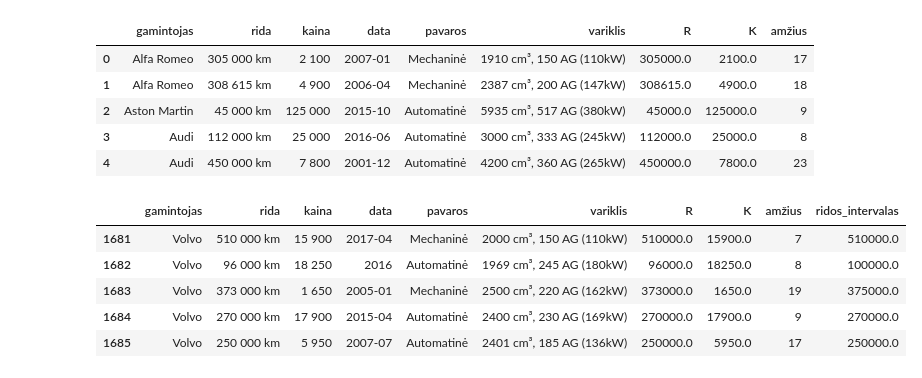
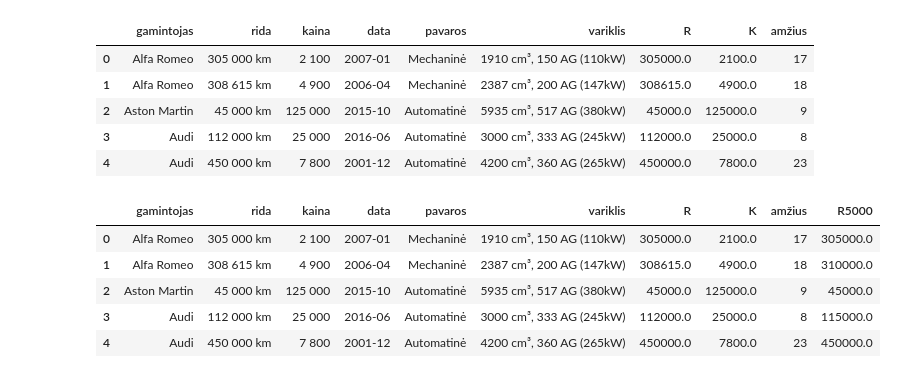
Before and after one commit to ISeeBugsEverywhere/DataScienceNotebooks, a Jupyter notebook: Studentai/EleTame/Po_SQL_8Paskaita.ipynb, the cells around one changed output. Drawn from its saved outputs; the diff is of its cells as text; code cells hidden in the pictures.

```diff
--- a/Studentai/EleTame/Po_SQL_8Paskaita.ipynb
+++ b/Studentai/EleTame/Po_SQL_8Paskaita.ipynb
@@ -50,27 +50,27 @@ df.head()
 # %%
 #sql užklausa per pandas sql_query
 #sql užklausa per pandas sql_query. Pridetas stulpelis su ridos intervalais 5000
 sql="""with T1
 as (select *, row_number() over (partition by id) as rc from autopliuslt)
 select gamintojas, rida, price as kaina,
 pagaminimo_data as data,
 pavaros, variklis
 from T1
 where rc = 1 and rida != 'Nenurodyta' order by gamintojas"""
 df = pd.read_sql_query(sql, con=DB)
 
 df['R'] = df['rida'].apply(lambda s: float(s.replace(' ','').replace('km','')))
 df['K'] = df['kaina'].apply(lambda s: float(s.replace(' ','').replace('km','')))
 df['amžius'] = df['data'].apply(lambda s: 2024-int(s[:4]))
-df['ridos_intervalas'] = np.ceil(df['R'] / 5000) * 5000
+df['R5000'] = np.ceil(df['R'] / 5000) * 5000
 # galima ir taip:df['ridos_intervalas'] = df['R'].apply(lambda r:np.ceil(r / 5000) * 5000)
 df.head()
 # %% [output]
-|  | gamintojas | rida | kaina | data | pavaros | variklis | R | K | amžius | ridos_intervalas |
-| 1681 | Volvo | 510 000 km | 15 900 | 2017-04 | Mechaninė | 2000 cm³, 150 AG (110kW) | 510000.0 | 15900.0 | 7 | 510000.0 |
-| 1682 | Volvo | 96 000 km | 18 250 | 2016 | Automatinė | 1969 cm³, 245 AG (180kW) | 96000.0 | 18250.0 | 8 | 100000.0 |
-| 1683 | Volvo | 373 000 km | 1 650 | 2005-01 | Mechaninė | 2500 cm³, 220 AG (162kW) | 373000.0 | 1650.0 | 19 | 375000.0 |
-| 1684 | Volvo | 270 000 km | 17 900 | 2015-04 | Automatinė | 2400 cm³, 230 AG (169kW) | 270000.0 | 17900.0 | 9 | 270000.0 |
-| 1685 | Volvo | 250 000 km | 5 950 | 2007-07 | Automatinė | 2401 cm³, 185 AG (136kW) | 250000.0 | 5950.0 | 17 | 250000.0 |
+|  | gamintojas | rida | kaina | data | pavaros | variklis | R | K | amžius | R5000 |
+| 0 | Alfa Romeo | 305 000 km | 2 100 | 2007-01 | Mechaninė | 1910 cm³, 150 AG (110kW) | 305000.0 | 2100.0 | 17 | 305000.0 |
+| 1 | Alfa Romeo | 308 615 km | 4 900 | 2006-04 | Mechaninė | 2387 cm³, 200 AG (147kW) | 308615.0 | 4900.0 | 18 | 310000.0 |
+| 2 | Aston Martin | 45 000 km | 125 000 | 2015-10 | Automatinė | 5935 cm³, 517 AG (380kW) | 45000.0 | 125000.0 | 9 | 45000.0 |
+| 3 | Audi | 112 000 km | 25 000 | 2016-06 | Automatinė | 3000 cm³, 333 AG (245kW) | 112000.0 | 25000.0 | 8 | 115000.0 |
+| 4 | Audi | 450 000 km | 7 800 | 2001-12 | Automatinė | 4200 cm³, 360 AG (265kW) | 450000.0 | 7800.0 | 23 | 450000.0 |
 # %%
 #+ prie to kos buvo
```
Also changed, not shown: parts of 7 cells of this notebook.
